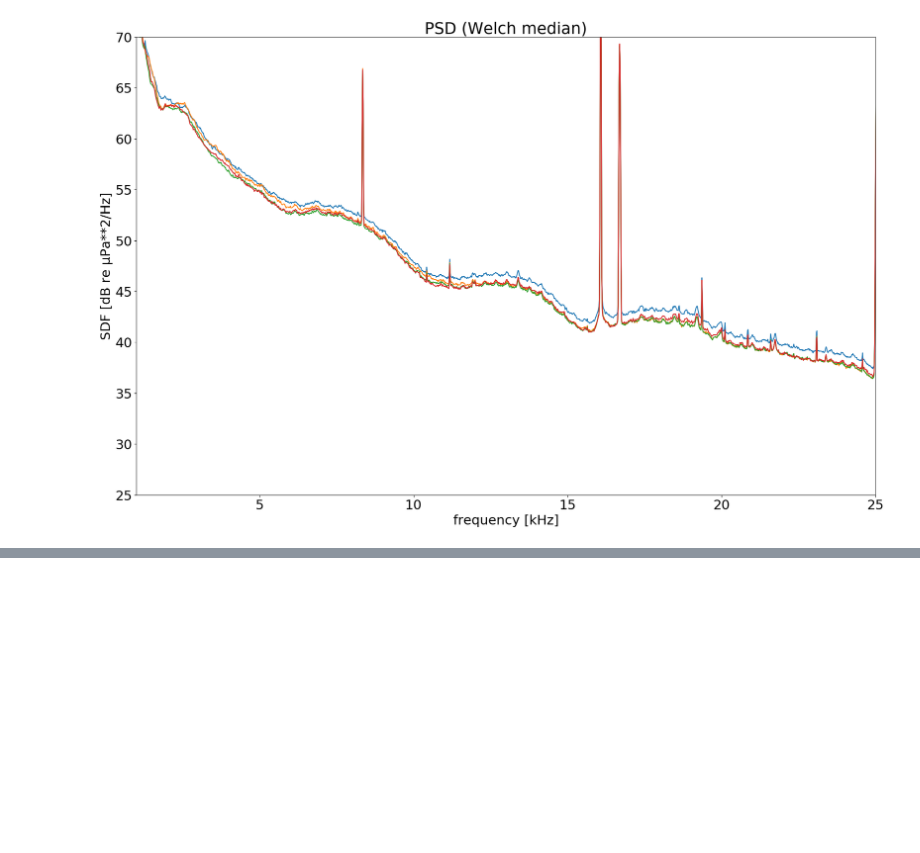
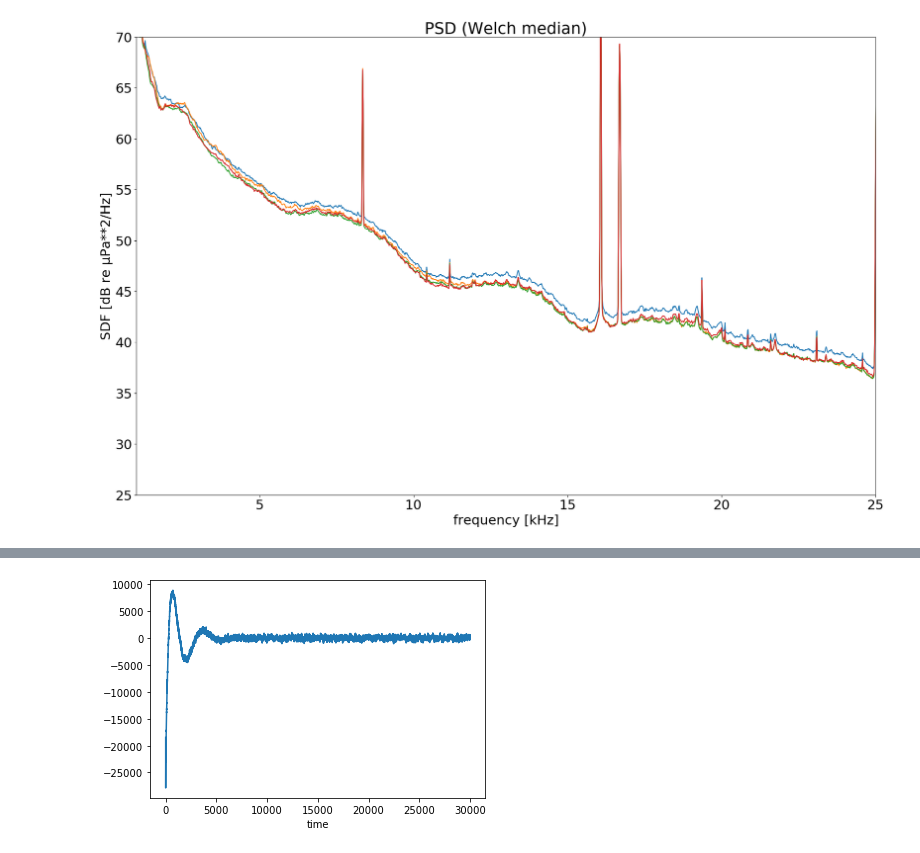
Before and after one commit to Ocean-Data-Lab/ooipy, a Jupyter notebook: demo.ipynb, the cells around one changed output, grey strips where cells are left out. Cells and saved outputs as stored; diff of their text form; code cells hidden in the pictures; blank space fills up the shorter version.

```diff
--- a/demo.ipynb
+++ b/demo.ipynb
@@ -107,0 +227,2 @@ plt.show()
+# %%
+st_all = st_all.filter("bandpass", freqmin=20, freqmax=30000)
@@ -107,0 +234,6 @@ plt.show()
+# %%
+plt.plot(st_all[0].data[0:30000])
+plt.xlabel("time")
+plt.show()
+# %% [output]
+[figure, added]
```
Also changed, not shown: parts of 12 cells of this notebook, 1 other file.
